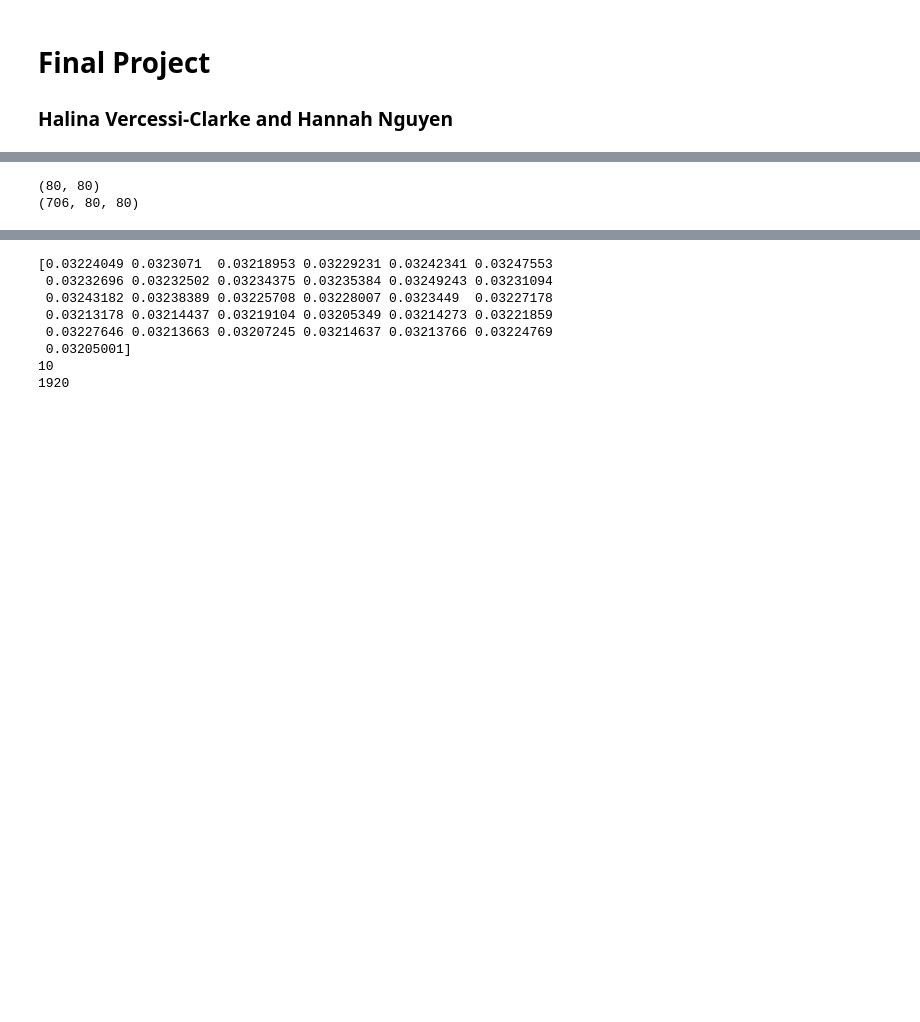
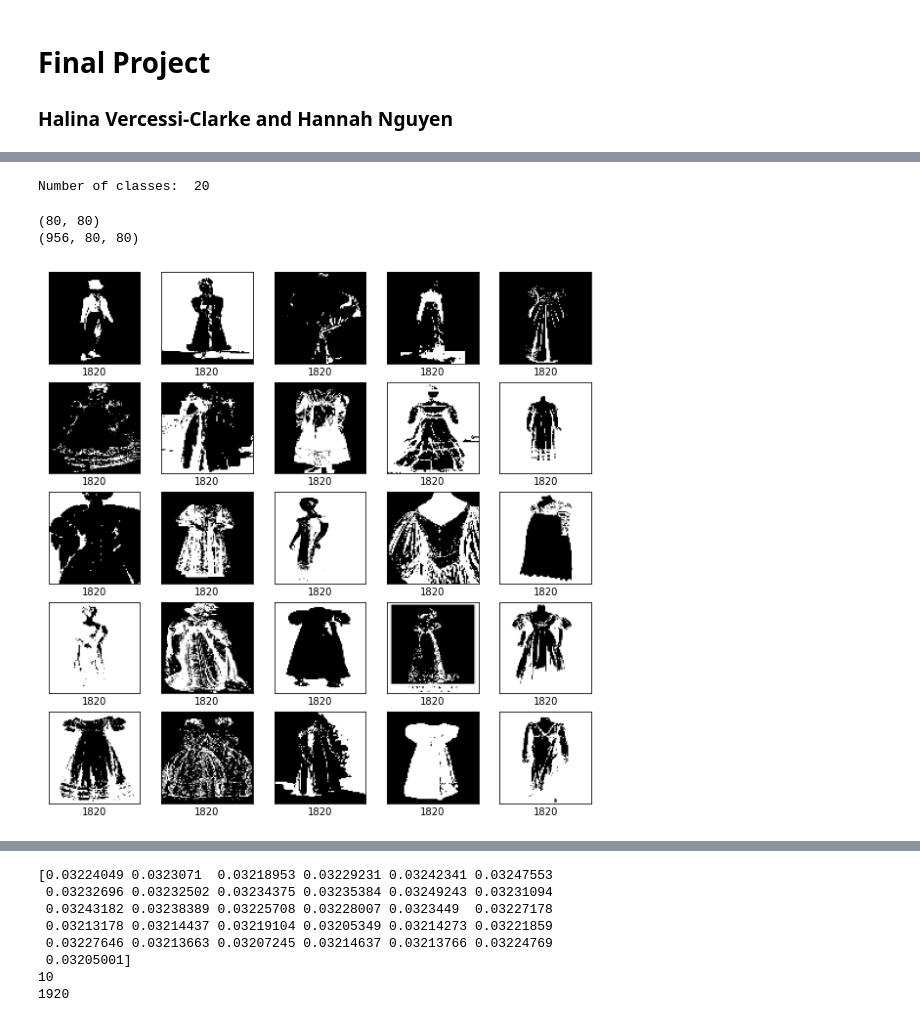
Before and after one commit to hannahhoainguyen/Fashion-throughout-the-Years, a Jupyter notebook: CreateDataset-hvercess-most-recent.ipynb, the cells around one changed output, grey strips where cells are left out. Saved outputs shown, nothing was run; the diff lists cells and outputs as text; code cells hidden in the pictures; blank space fills up the shorter version.

```diff
--- a/CreateDataset-hvercess-most-recent.ipynb
+++ b/CreateDataset-hvercess-most-recent.ipynb
@@ -43,24 +39,19 @@ np.random.seed(0)
 # %%
-
-# file_path = 'C:/Users/Halina/Documents/GitHub/Fashion-throughout-the-Years/images'
 file_path = os.getcwd() + '\imagesUPDATED'
 data = []
 labels = []
 i = 0
 label_names = os.listdir(file_path)
-classes = []
+class_names = []
 
 for root, dirs, files in os.walk(file_path):
-    #print(dirs)
     path = str(root).replace(str(chr(92)), "/")
     go = False
-    if 'dresses' in path:
+    if 'fashion' in path:
         go = True
     if (path.split("/")[-1]!='imagesUPDATED') and (go == True):
-
-        classes.append([label_names[i].split(" ")[0]])
-        #print(path)
-        #print("\n")
+        class_names.append([label_names[i].split(" ")[0]])
+        print(path)
         for img in os.listdir(path):
             #print(img)
             pic = cv2.imread(os.path.join(path,img), cv2.IMREAD_GRAYSCALE)
@@ -86,3 +87,7 @@ labels[0:8]
+# %%
+print("Number of classes: ", len(class_names))
+# %% [output]
+Number of classes:  20
 # %%
 data = np.asarray(data)
 labels = np.asarray(labels)
@@ -91,4 +96,4 @@ print(data[344].shape)
 print(data.shape)
 # %% [output]
 (80, 80)
-(706, 80, 80)
+(956, 80, 80)
@@ -100 +100,13 @@ print(data.shape)
+# %%
+plt.figure(figsize=(10,10))
+for i in range(25):
+    plt.subplot(5,5,i+1)
+    plt.xticks([])
+    plt.yticks([])
+    plt.grid(False)
+    plt.imshow(data[i], cmap=plt.cm.binary)
+    plt.xlabel(class_names[int(labels[i][0])][0])
+plt.show()
+# %% [output]
+[figure, added]
 # %%
```
Also changed, not shown: parts of 34 cells of this notebook, 7 other files.
